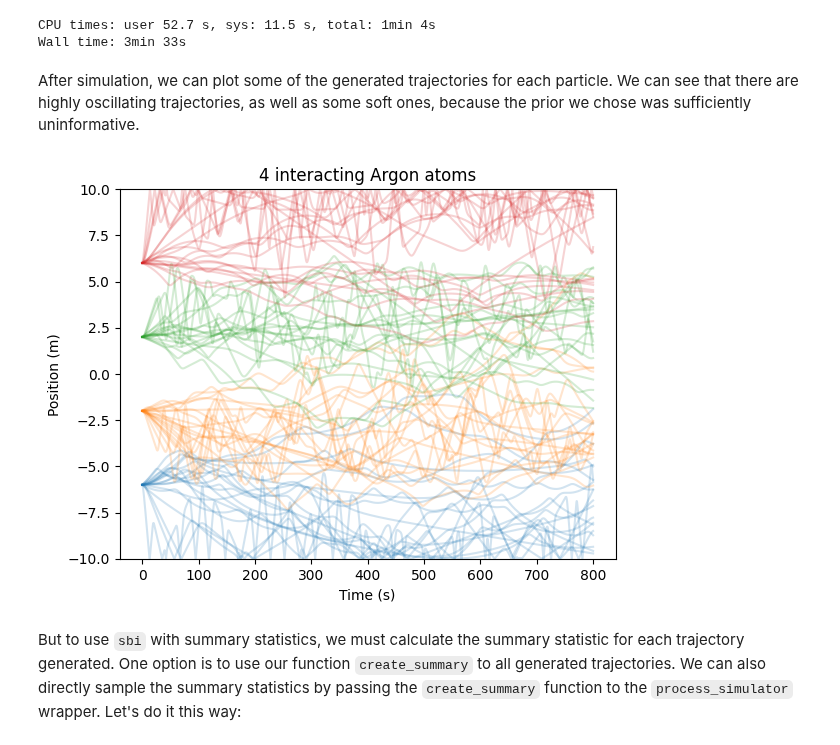
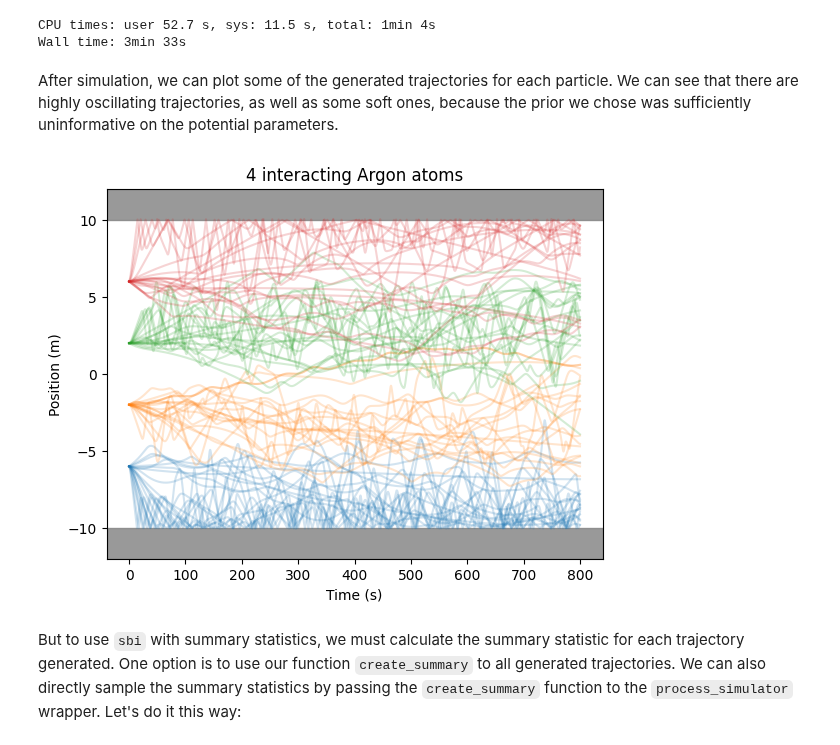
Before and after one commit to albazarova/sbi_intro, a Jupyter notebook: notebooks/summary_statistics_md.ipynb, the cells around one changed output. Drawn from its saved outputs; the diff is of its cells as text; code cells hidden in the pictures.

```diff
--- a/notebooks/summary_statistics_md.ipynb
+++ b/notebooks/summary_statistics_md.ipynb
@@ -235,18 +243,20 @@ theta_traj, x_traj = simulate_for_sbi(
 CPU times: user 52.7 s, sys: 11.5 s, total: 1min 4s
 Wall time: 3min 33s
 # %% [markdown]
-After simulation, we can plot some of the generated trajectories for each particle. We can see that there are highly oscillating trajectories, as well as some soft ones, because the prior we chose was sufficiently uninformative.
+After simulation, we can plot some of the generated trajectories for each particle. We can see that there are highly oscillating trajectories, as well as some soft ones, because the prior we chose was sufficiently uninformative on the potential parameters.
 # %%
 for i, ci in zip(range(0, x_traj.shape[2]), mcolors.TABLEAU_COLORS):
     for j in range(20):
-        plt.plot(t, x_traj[np.random.choice(n_samples), :, i], color=ci, alpha=0.2)
-plt.ylim(-box_length / 2.0, box_length / 2.0)
+        plt.plot(t, x_traj[np.random.choice(1000), :, i], color=ci, alpha=0.2)
+plt.ylim(-box_length * 0.6, box_length * 0.6)
+plt.axhspan(10, plt.ylim()[1], color='gray', alpha=0.8)
+plt.axhspan(plt.ylim()[0], -10, color='gray', alpha=0.8)
 plt.xlabel("Time (s)")
 plt.ylabel("Position (m)")
 plt.title("4 interacting Argon atoms")
 plt.show()
 # %% [output]
-[figure, old version]
+[figure, new version]
 # %% [markdown]
 But to use `sbi` with summary statistics, we must calculate the summary statistic for each trajectory generated. One option is to use our function `create_summary` to all generated trajectories. We can also directly sample the summary statistics by passing the `create_summary` function to the `process_simulator` wrapper. Let's do it this way:
 # %%
```
Also changed, not shown: parts of 9 cells of this notebook, 5 other files.
